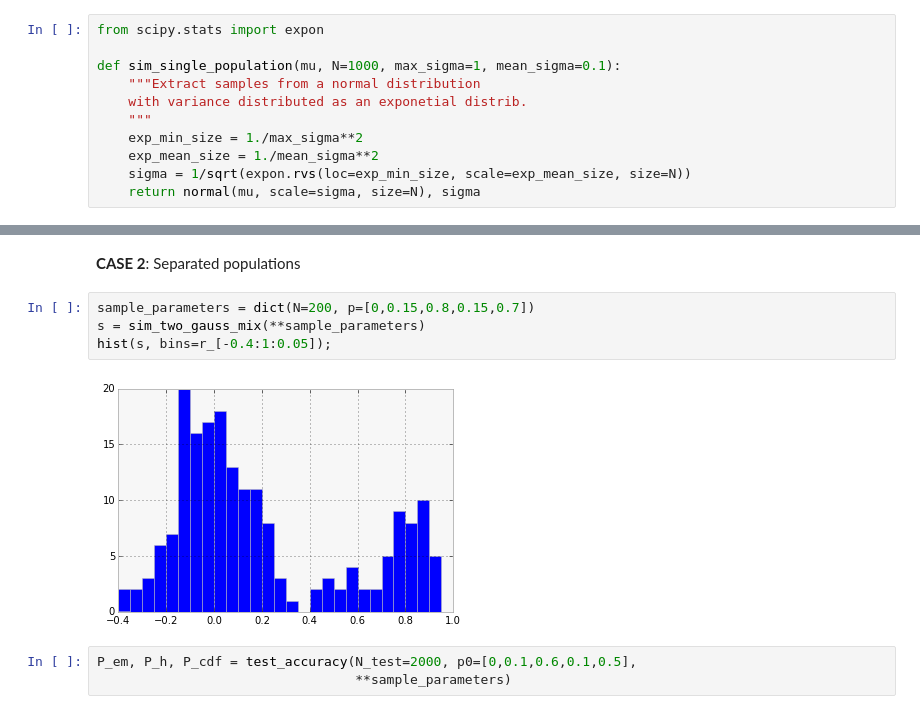
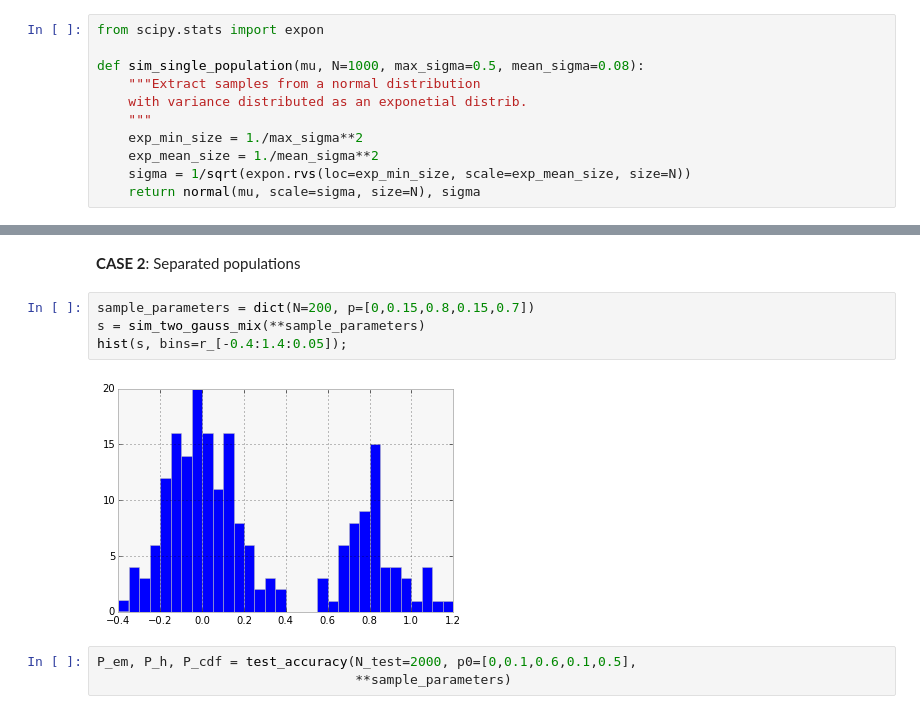
Before and after one commit to tritemio/notebooks, a Jupyter notebook: Mixture_Model_Fitting.ipynb, the cells around one changed output, grey strips where cells are left out. Cells and saved outputs as stored; diff of their text form.

```diff
--- a/Mixture_Model_Fitting.ipynb
+++ b/Mixture_Model_Fitting.ipynb
@@ -433,7 +434,7 @@ First we define a functions to generate the sample populations:
 # %%
 from scipy.stats import expon
 
-def sim_single_population(mu, N=1000, max_sigma=1, mean_sigma=0.1):
+def sim_single_population(mu, N=1000, max_sigma=0.5, mean_sigma=0.08):
     """Extract samples from a normal distribution
     with variance distributed as an exponetial distrib.
     """
@@ -729,9 +732,9 @@ CDF:      48.53  10.79
 # %%
 sample_parameters = dict(N=200, p=[0,0.15,0.8,0.15,0.7])
 s = sim_two_gauss_mix(**sample_parameters)
-hist(s, bins=r_[-0.4:1:0.05]);
+hist(s, bins=r_[-0.4:1.4:0.05]);
 # %% [output]
-[figure, old version]
+[figure, new version]
 # %%
 P_em, P_h, P_cdf = test_accuracy(N_test=2000, p0=[0,0.1,0.6,0.1,0.5],
                                  **sample_parameters)
```
Also changed, not shown: parts of 24 cells of this notebook.
